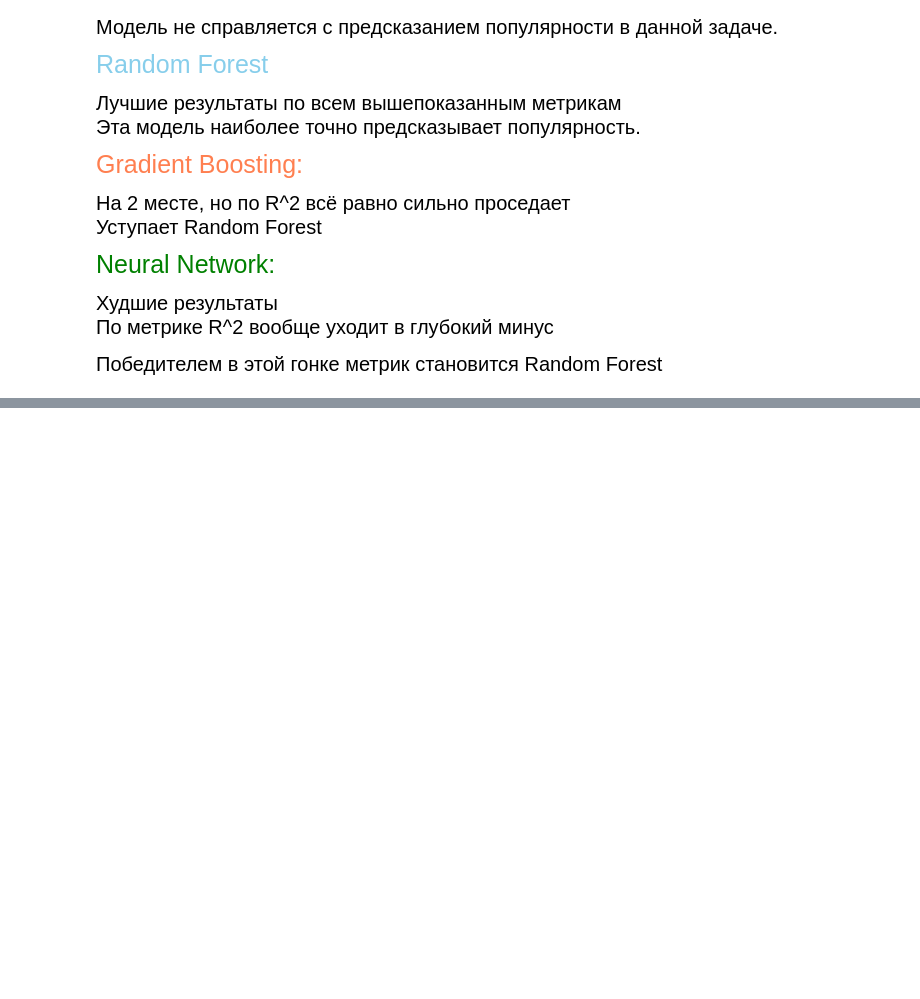
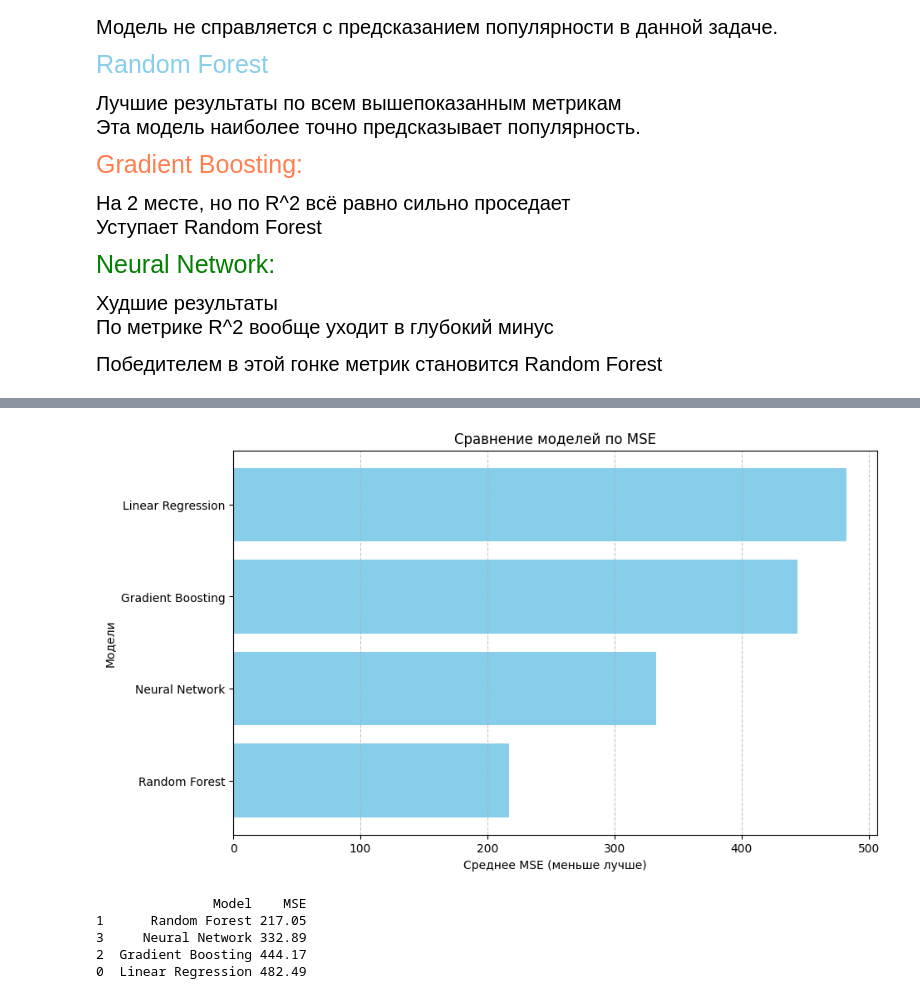
Before and after one commit to ratherbot/ML_project, a Jupyter notebook: primer.ipynb, the cells around one changed output, grey strips where cells are left out. Saved outputs shown, nothing was run; the diff lists cells and outputs as text; code cells hidden in the pictures; blank space fills up the shorter version.

```diff
--- a/primer.ipynb
+++ b/primer.ipynb
@@ -869,0 +2012,18 @@ print(metrics_df[['Model', 'R2']])
+# %%
+plt.figure(figsize=(10, 6))
+plt.barh(metrics_df['Model'], metrics_df['MSE'], color='skyblue')
+plt.xlabel("Среднее MSE (меньше лучше)")
+plt.ylabel("Модели")
+plt.title("Сравнение моделей по MSE")
+plt.grid(axis='x', linestyle='--', alpha=0.7)
+plt.show()
+
+# Выводим таблицу с результатами
+print(metrics_df[['Model', 'MSE']])
+# %% [output]
+[figure, added]
+               Model    MSE
+1      Random Forest 217.05
+3     Neural Network 332.89
+2  Gradient Boosting 444.17
+0  Linear Regression 482.49
```
Also changed, not shown: parts of 52 cells of this notebook.
